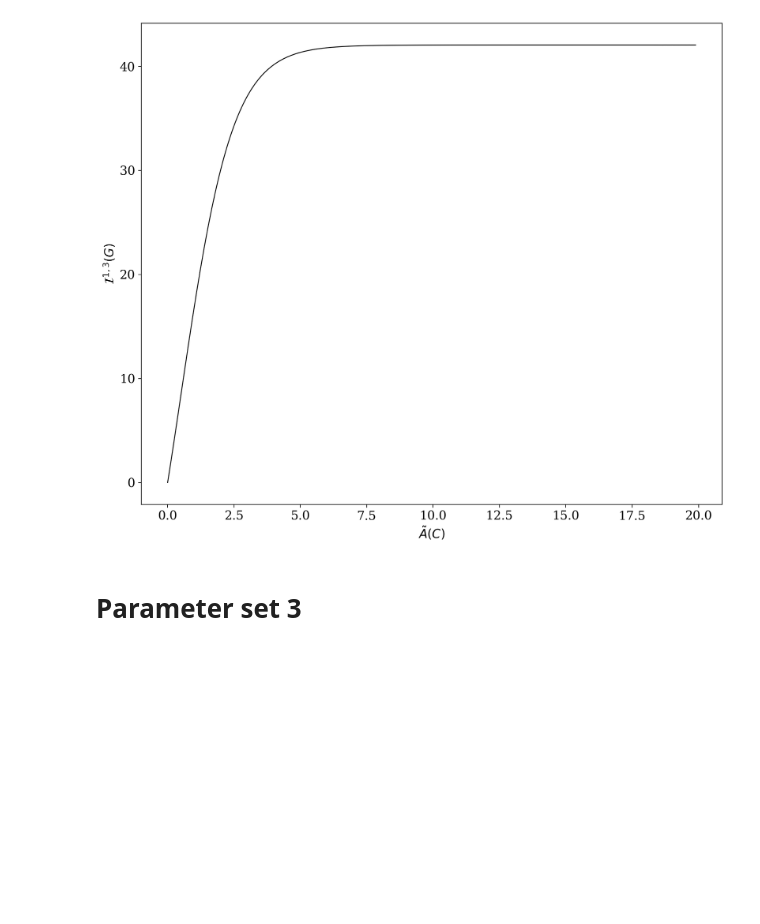
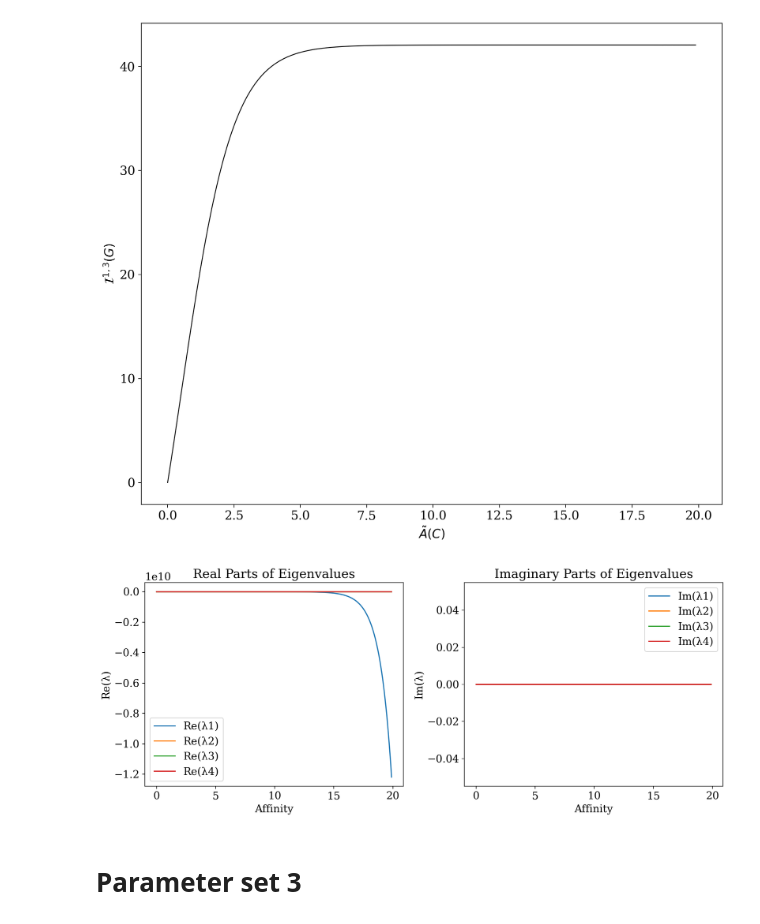
Before and after one commit to sjhaque14/steinberg-signature, a Jupyter notebook: k4_analytical.ipynb, the cells around one changed output. Drawn from its saved outputs; the diff is of its cells as text; code cells hidden in the pictures; blank space fills up the shorter version.

```diff
--- a/k4_analytical.ipynb
+++ b/k4_analytical.ipynb
@@ -223,6 +288,33 @@ plt.ylabel(r"$\mathcal{I}^{1,3}(G)$")
 plt.show()
 # %% [output]
 [figure]
+# %%
+# Eigenvalues plots
+plt.figure(figsize=(12,5))
+
+# Real part
+plt.subplot(1,2,1)
+for j in range(4):
+    plt.plot(affinities, eigvals_all_r[:, j], label=f"Re(λ{j+1})")
+plt.xlabel("Affinity")
+plt.ylabel("Re(λ)")
+plt.title("Real Parts of Eigenvalues")
+plt.legend()
+
+# Imaginary part
+plt.subplot(1,2,2)
+for j in range(4):
+    plt.plot(affinities, eigvals_all_c[:, j], label=f"Im(λ{j+1})")
+plt.xlabel("Affinity")
+plt.ylabel("Im(λ)")
+plt.title("Imaginary Parts of Eigenvalues")
+plt.legend()
+
+plt.tight_layout()
+#plt.savefig(f"eigenvalue_evolution_edge_{edge_idx}.png", dpi=300)
+plt.show()
+# %% [output]
+[figure, added]
 # %% [markdown]
 # Parameter set 3
 # %% [markdown]
```
Also changed, not shown: parts of 23 cells of this notebook, 2 other files.
